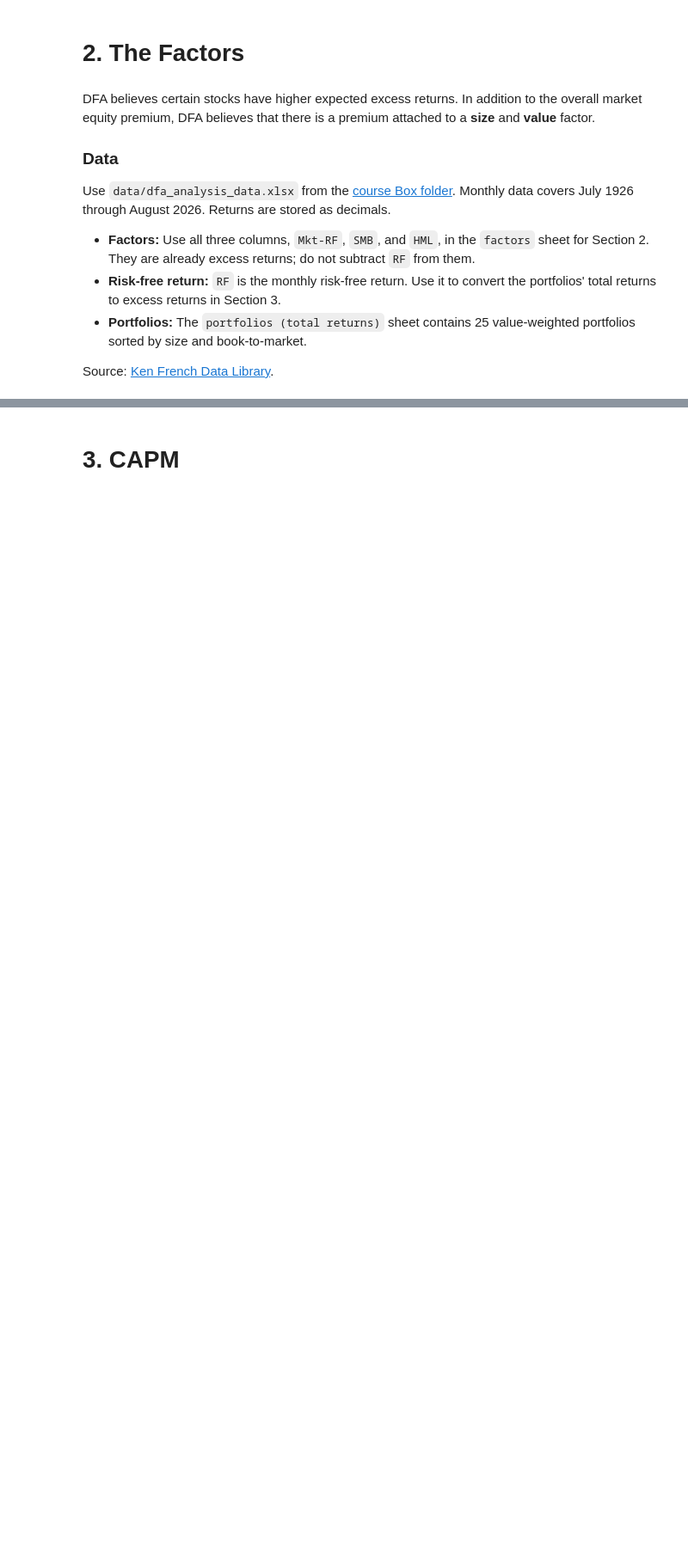
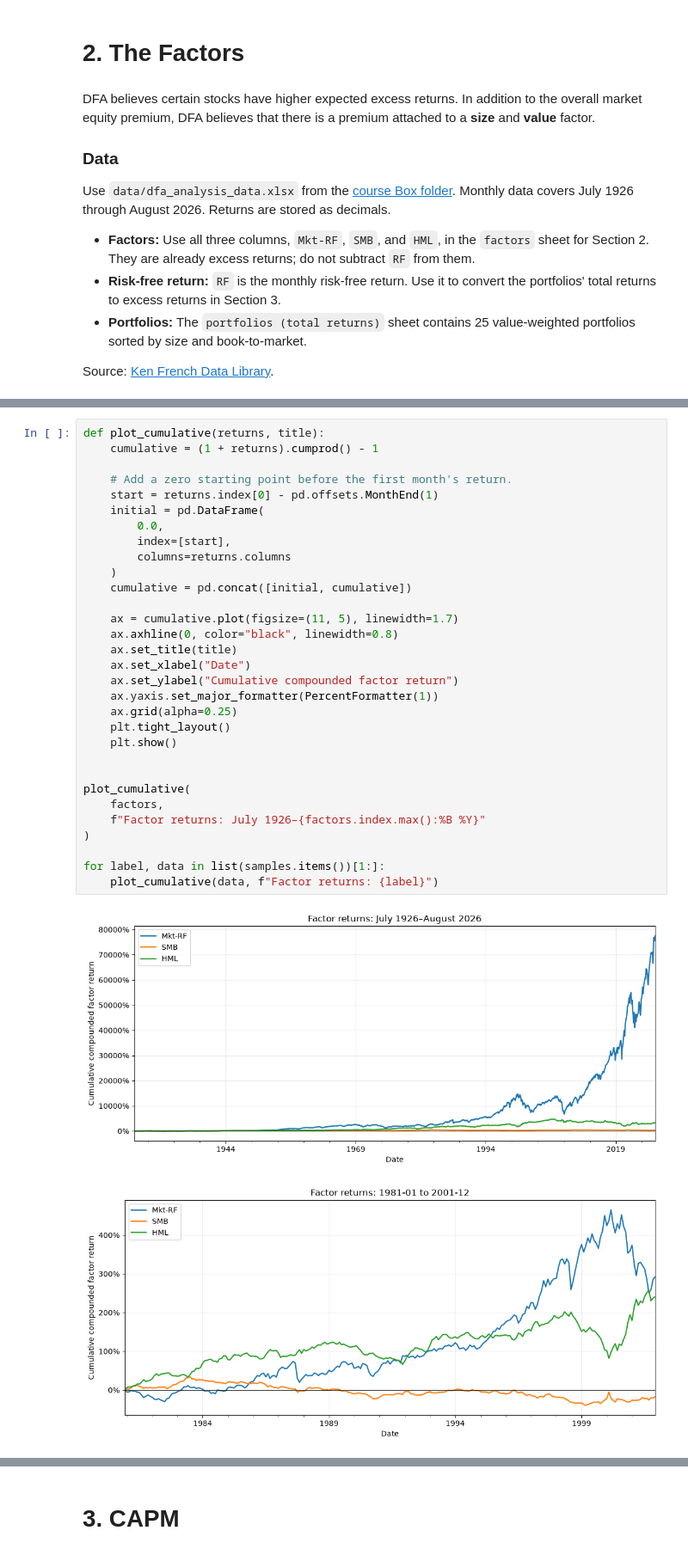
Before and after one commit to ltemry/FINM_Portfolio_GroupB, a Jupyter notebook: DFA_HW4.ipynb, the cells around one changed output, grey strips where cells are left out. Shown at 86% size. Saved outputs shown, nothing was run; the diff lists cells and outputs as text; blank space fills up the shorter version.

```diff
--- a/DFA_HW4.ipynb
+++ b/DFA_HW4.ipynb
@@ -117,0 +234,34 @@ Would you advise DFA to continue emphasizing all three factors?
+# %%
+def plot_cumulative(returns, title):
+    cumulative = (1 + returns).cumprod() - 1
+
+    # Add a zero starting point before the first month's return.
+    start = returns.index[0] - pd.offsets.MonthEnd(1)
+    initial = pd.DataFrame(
+        0.0,
+        index=[start],
+        columns=returns.columns
+    )
+    cumulative = pd.concat([initial, cumulative])
+
+    ax = cumulative.plot(figsize=(11, 5), linewidth=1.7)
+    ax.axhline(0, color="black", linewidth=0.8)
+    ax.set_title(title)
+    ax.set_xlabel("Date")
+    ax.set_ylabel("Cumulative compounded factor return")
+    ax.yaxis.set_major_formatter(PercentFormatter(1))
+    ax.grid(alpha=0.25)
+    plt.tight_layout()
+    plt.show()
+
+
+plot_cumulative(
+    factors,
+    f"Factor returns: July 1926–{factors.index.max():%B %Y}"
+)
+
+for label, data in list(samples.items())[1:]:
+    plot_cumulative(data, f"Factor returns: {label}")
+# %% [output]
+[figure, added]
+[figure, added]
```
Also changed, not shown: parts of 35 cells of this notebook, 3 other files.
